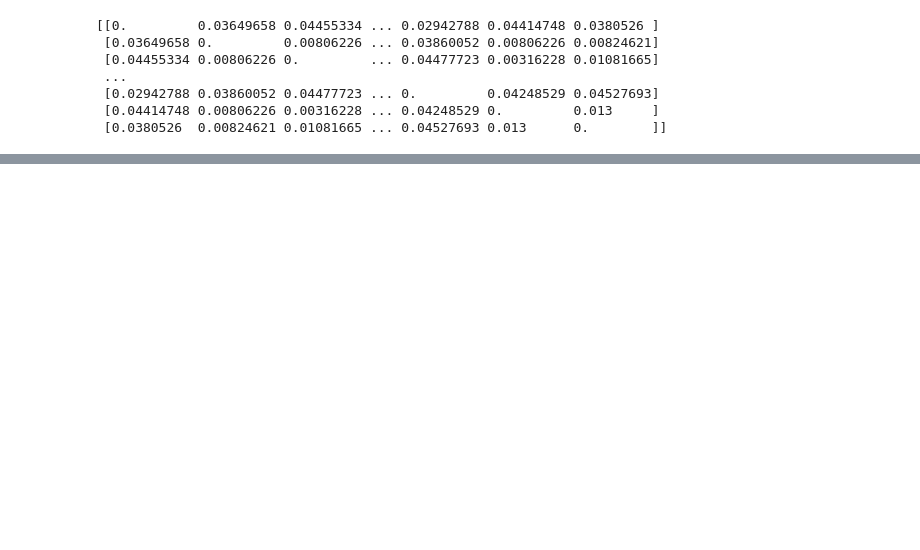
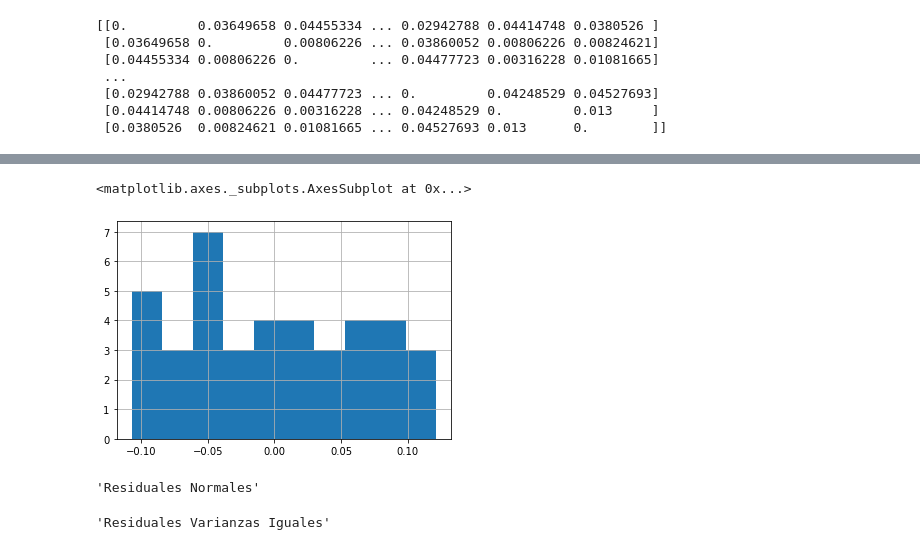
Before and after one commit to JuanSebH2/Computaci-nEstadistica_TrabajoPython, a Jupyter notebook: Proyecto_Python.ipynb, the cells around one changed output, grey strips where cells are left out. Cells and saved outputs as stored; diff of their text form; code cells hidden in the pictures; blank space fills up the shorter version.

```diff
--- a/Proyecto_Python.ipynb
+++ b/Proyecto_Python.ipynb
@@ -593,3 +601,29 @@ Residual   0.175442  36.0       NaN       NaN
+# %%
+
+mod.resid.hist()
+# %% [output]
+<matplotlib.axes._subplots.AxesSubplot at 0x...>
+[figure, added]
+# %%
+#Punto 28
+from scipy import stats
+W_r, pv_r = stats.shapiro(mod.resid)
+'Residuales No Normales' if pv_r < 0.05 else 'Residuales Normales'
+# %% [output]
+'Residuales Normales'
+# %%
+#Punto 29
+r_g1 = mod.resid[df_4['SMI']=='g1']
+r_g2 = mod.resid[df_4['SMI']=='g2']
+r_g3 = mod.resid[df_4['SMI']=='g3']
+
+E_h, pv_h = stats.levene(r_g1, r_g2, r_g3)
+'Residuales Varianzas Desiguales' if pv_h < 0.05 else 'Residuales Varianzas Iguales'
+
+#A partir de librerias de Phyton se extrajeron los residuales del modelo para crear un histograma y
+#asi posteriormente con las pruebas de Shapiro y Levine conocer la normalidad de los residuales y su igualdad de varianzas
+# %% [output]
+'Residuales Varianzas Iguales'
 # %%
 #Punto 30
 ##Indice de moran
```
Also changed, not shown: parts of 25 cells of this notebook.
